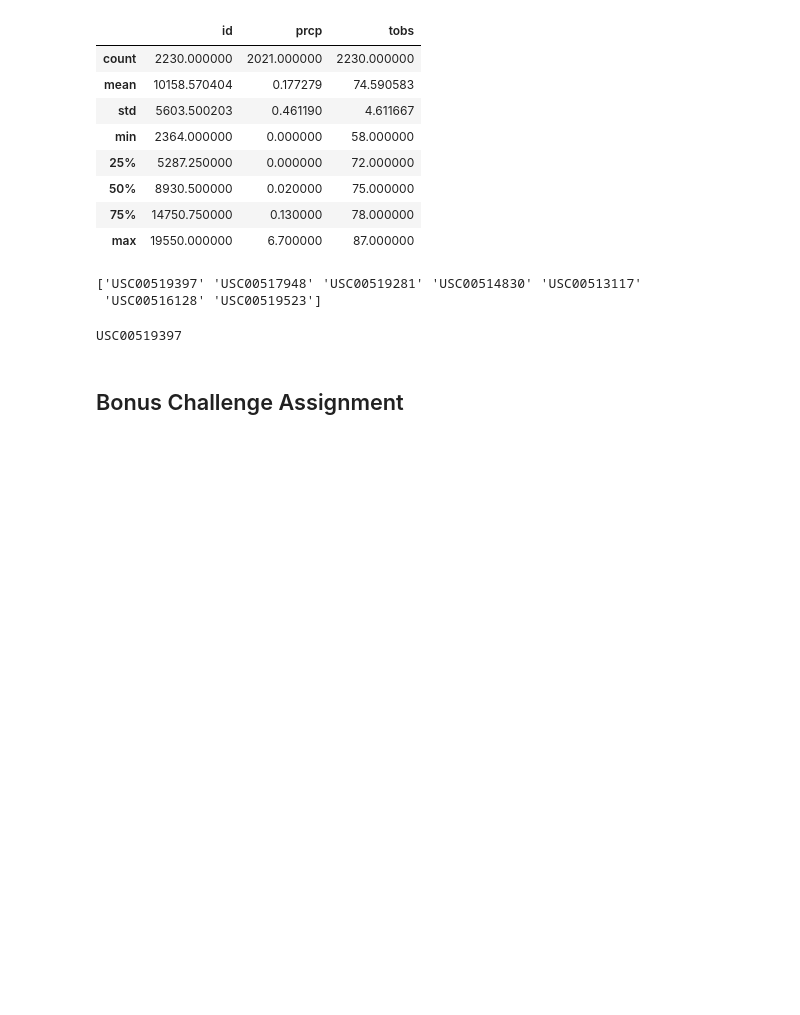
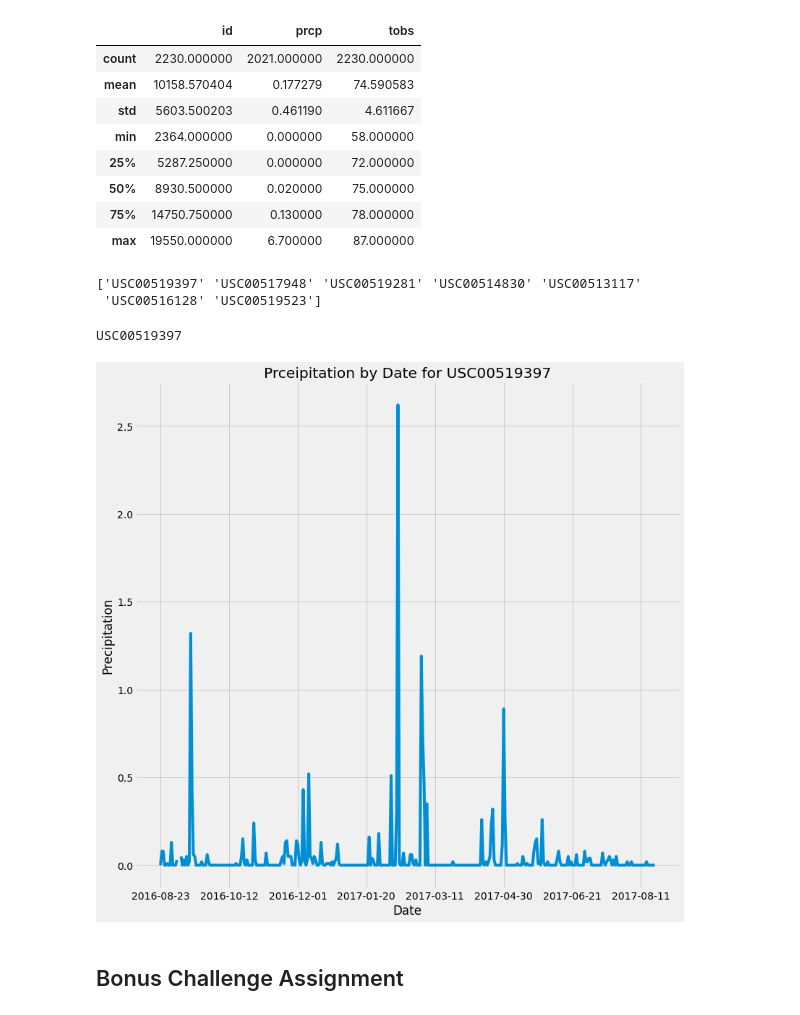
Before and after one commit to RebelDroid09/sqlalchemy-challenge, a Jupyter notebook: climate_starter.ipynb, the cells around one changed output. Drawn from its saved outputs; the diff is of its cells as text; code cells hidden in the pictures; blank space fills up the shorter version.

Commit message:
Update climate_starter.ipynb
Fixed the x-axis labels for the first graph.

```diff
--- a/climate_starter.ipynb
+++ b/climate_starter.ipynb
@@ -150,18 +153,24 @@ averageTemp = stationSubset['tobs'].mean()
 # %%
 # Choose the station with the highest number of temperature observations.
 # Query the last 12 months of temperature observation data for this station and plot the results as a histogram
 stationWithTempObs = sortedFrame.groupby('station').count().sort_values(by='tobs', ascending=False)['tobs']
 
 finalStation = stationWithTempObs.index[stationWithTempObs == stationWithTempObs[0]].tolist()[0]
 
 stationSubset = sortedFrame.loc[sortedFrame['station'] == finalStation]
 
-stationSubset.plot(kind='scatter', x='date', y='prcp')
-plt.title('Precipitation by Date')
-plt.xlabel('Date')
-plt.ylabel('Precipitation')
-plt.locator_params(axis='x', nbins=10)
+fig, ax = plt.subplots(figsize=(12, 12))
+
+ax.plot(stationSubset.date, stationSubset.prcp)
+ax.set(xlabel="Date",
+       ylabel="Precipitation",
+       title="Prceipitation by Date for " + finalStation)
+
+ax.xaxis.set_major_locator(MaxNLocator(nbins=9))
+
 plt.show()
+# %% [output]
+[figure, added]
 # %% [markdown]
 ## Bonus Challenge Assignment
 # %%
```
Also changed, not shown: parts of 3 cells of this notebook.
